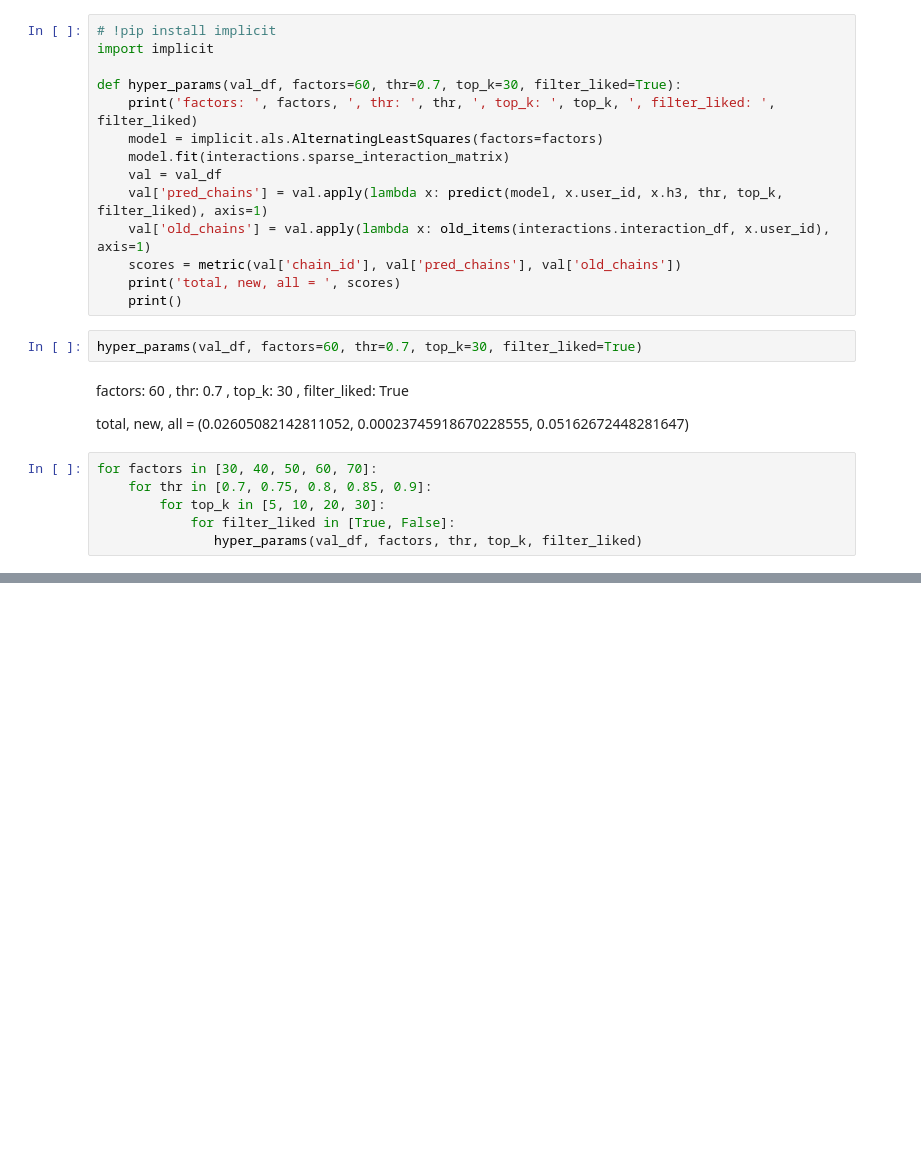
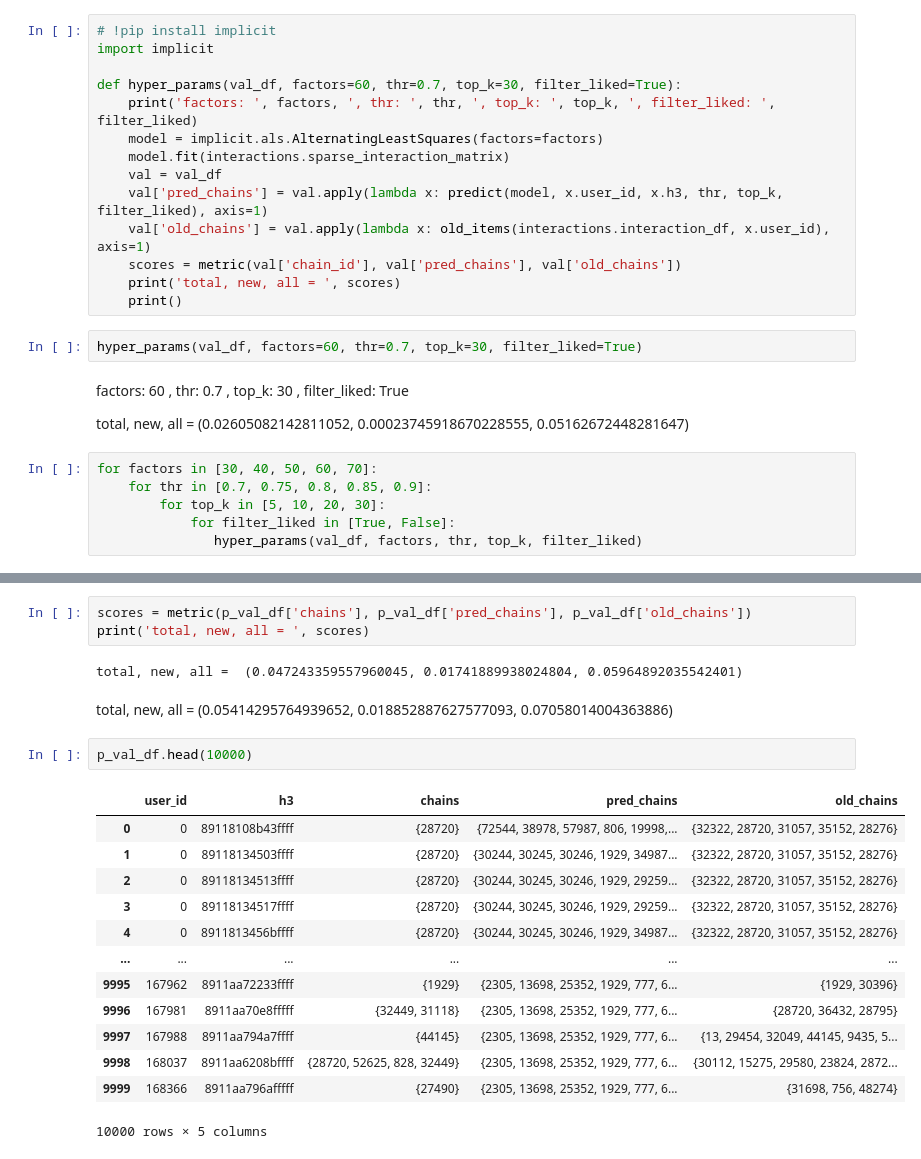
Before and after one commit to GimmeDanger/made-rec-sys-2021, a Jupyter notebook: utils/ALS-demo.ipynb, the cells around one changed output, grey strips where cells are left out. Saved outputs shown, nothing was run; the diff lists cells and outputs as text; blank space fills up the shorter version.

```diff
--- a/utils/ALS-demo.ipynb
+++ b/utils/ALS-demo.ipynb
@@ -392,0 +386,23 @@ total, new, all =  (0.05414295764939652, 0.018852887627577093, 0.070580140043638
+# %%
+scores = metric(p_val_df['chains'], p_val_df['pred_chains'], p_val_df['old_chains'])
+print('total, new, all = ', scores)
+# %% [output]
+total, new, all =  (0.047243359557960045, 0.01741889938024804, 0.05964892035542401)
+# %% [markdown]
+total, new, all =  (0.05414295764939652, 0.018852887627577093, 0.07058014004363886)
+# %%
+p_val_df.head(10000)
+# %% [output]
+|  | user_id | h3 | chains | pred_chains | old_chains |
+| 0 | 0 | 89118108b43ffff | {28720} | {72544, 38978, 57987, 806, 19998,... | {32322, 28720, 31057, 35152, 28276} |
+| 1 | 0 | 89118134503ffff | {28720} | {30244, 30245, 30246, 1929, 34987... | {32322, 28720, 31057, 35152, 28276} |
+| 2 | 0 | 89118134513ffff | {28720} | {30244, 30245, 30246, 1929, 29259... | {32322, 28720, 31057, 35152, 28276} |
+| 3 | 0 | 89118134517ffff | {28720} | {30244, 30245, 30246, 1929, 29259... | {32322, 28720, 31057, 35152, 28276} |
+| 4 | 0 | 8911813456bffff | {28720} | {30244, 30245, 30246, 1929, 34987... | {32322, 28720, 31057, 35152, 28276} |
+| ... | ... | ... | ... | ... | ... |
+| 9995 | 167962 | 8911aa72233ffff | {1929} | {2305, 13698, 25352, 1929, 777, 6... | {1929, 30396} |
+| 9996 | 167981 | 8911aa70e8fffff | {32449, 31118} | {2305, 13698, 25352, 1929, 777, 6... | {28720, 36432, 28795} |
+| 9997 | 167988 | 8911aa794a7ffff | {44145} | {2305, 13698, 25352, 1929, 777, 6... | {13, 29454, 32049, 44145, 9435, 5... |
+| 9998 | 168037 | 8911aa6208bffff | {28720, 52625, 828, 32449} | {2305, 13698, 25352, 1929, 777, 6... | {30112, 15275, 29580, 23824, 2872... |
+| 9999 | 168366 | 8911aa796afffff | {27490} | {2305, 13698, 25352, 1929, 777, 6... | {31698, 756, 48274} |
+10000 rows × 5 columns
```
Also changed, not shown: parts of 16 cells of this notebook.
